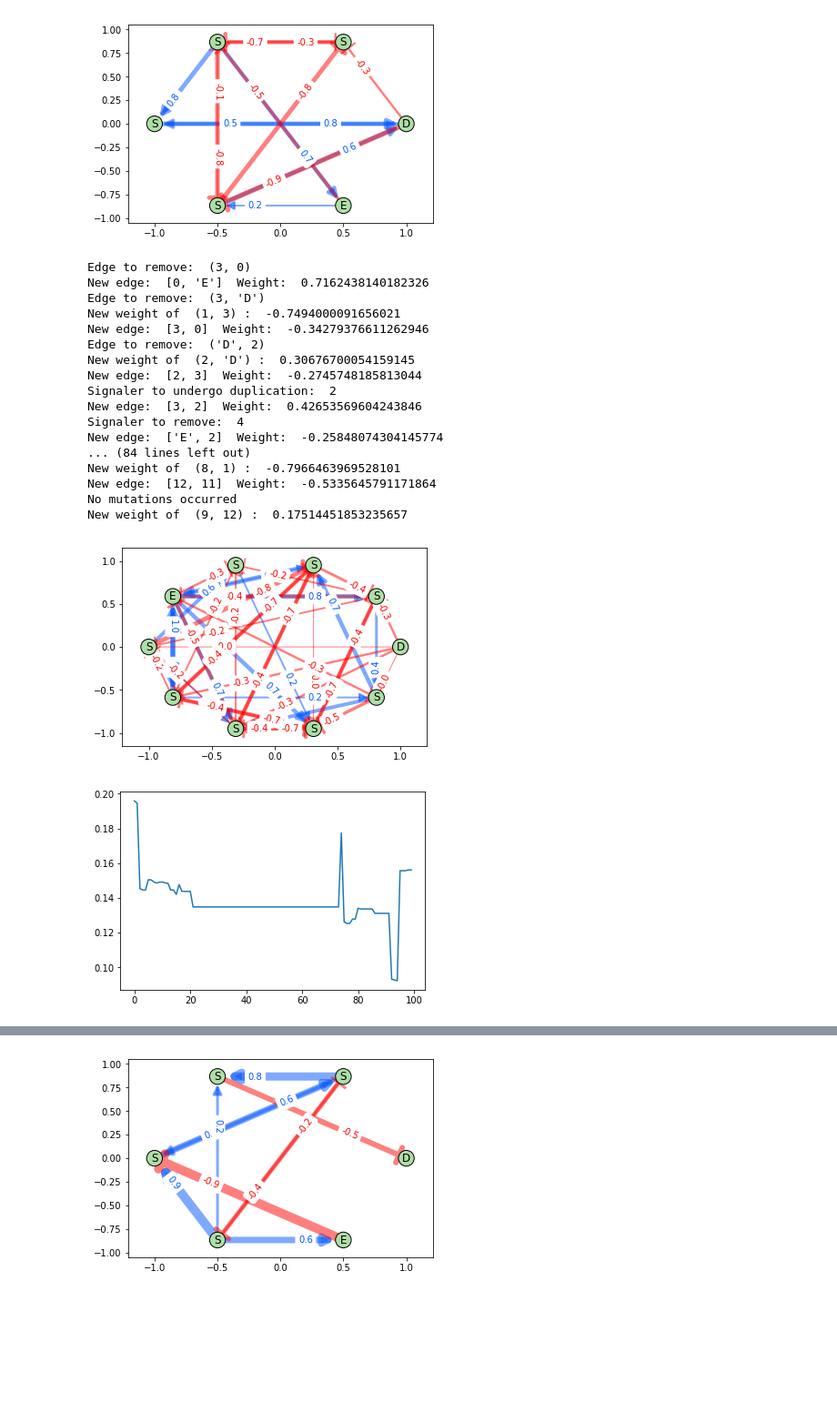
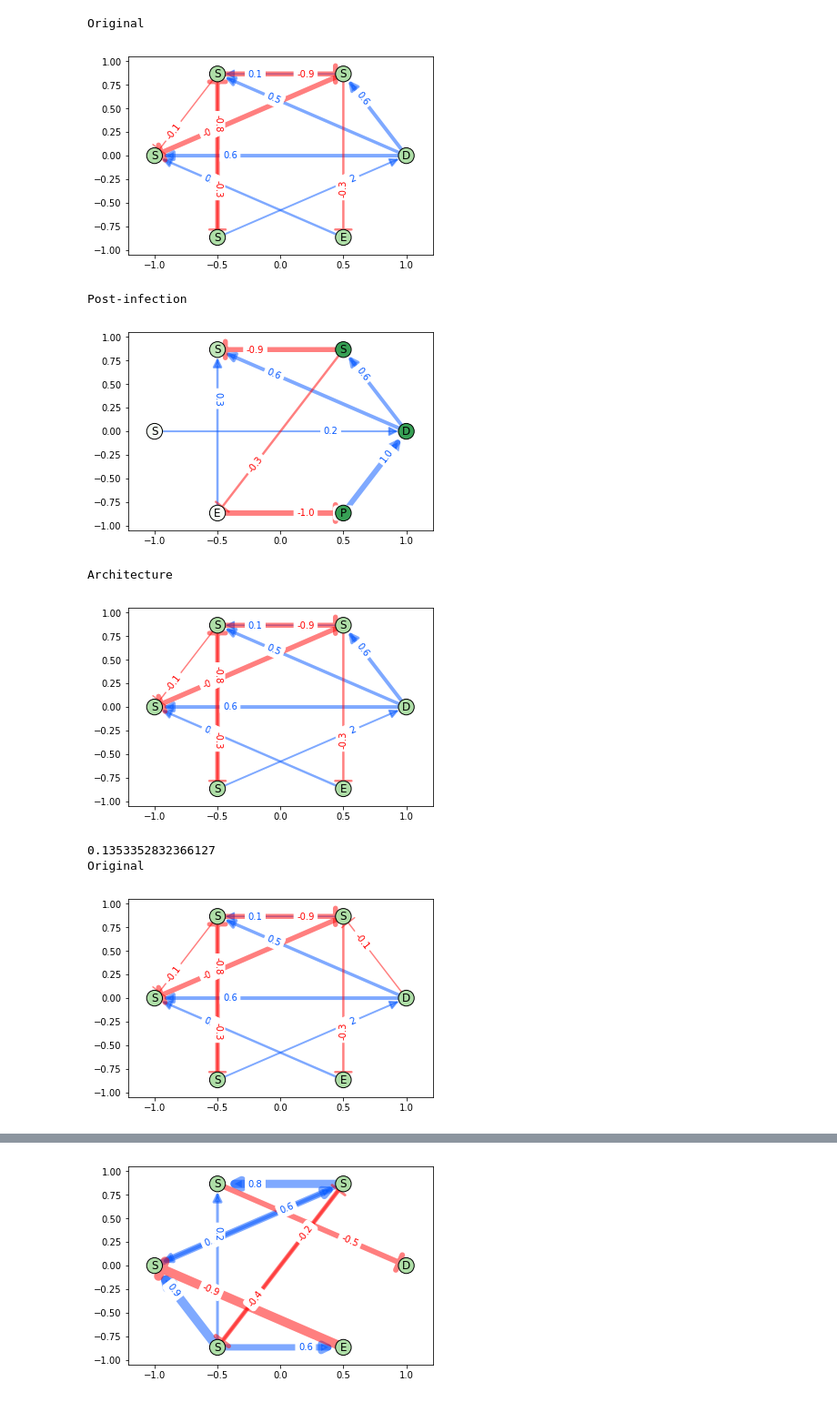
Before and after one commit to Ngort/CS166, a Jupyter notebook: Final project/MS_Immune_Network_Evolution.ipynb, the cells around one changed output, grey strips where cells are left out. Shown at 91% size. Drawn from its saved outputs; the diff is of its cells as text; code cells hidden in the pictures; blank space fills up the shorter version.

```diff
--- a/Final project/MS_Immune_Network_Evolution.ipynb
+++ b/Final project/MS_Immune_Network_Evolution.ipynb
@@ -347,0 +433,10 @@ class HostChild(Host):
+# %%
+population = Population(100)
+
+for _ in range(20):
+    population.selection(verbose=0, threshold=0.11)
+    #print('Generation {} complete.'.format(_))
+
+plt.plot(population.average_fitness)
+
+plt.show()
@@ -348,24 +570,36 @@ class HostChild(Host):
 # %%
+#n_nodes = 6
 
 child = Host()
-child.visualize()
+
 
 fitness_record = []
+start = time()
+for _ in range(2):
+    print('Original')
+    child.visualize()
 
-for _ in range(100):
+
     child.evolve(parasite_seed=10, verbose=0)
+    print('Post-infection')
+    child.visualize()
+    print('Architecture')
+    child.visualize_architecture()
     np.random.seed()
-    fitness_record.append(child.fitness_host)
+    #fitness_record.append(child.fitness_host)
     if child.fitness_host > 1e-4:
-        child = child.reproduce(p_mutation=0.9,verbose=1)
+        print(child.fitness_host)
+        child = child.reproduce(p_mutation=0.9,verbose=0)
         #child.visualize()
     else:
         'The host died without reproducing'
 
-child.visualize()
+#child.visualize()
 
 plt.plot(fitness_record)
 plt.show()
+print(time() - start)
+
 
 
 # child.visualize()
@@ -419,50 +653,39 @@ plt.show()
 
 #     if _ % 10 == 0: print((_+10),'% done')
 
 # sns.distplot(hfitness)
 # sns.distplot(pfitness)
 # plt.xscale('log')
 # plt.show()
 
 # print('CI Host: ', np.percentile(hfitness, [2.5,97.5]))
 # print('CI Parasite: ', np.percentile(pfitness, [2.5,97.5]))
 
 
     #print(net.fitness_parasite)
 
 # for _ in range(1000):
 #     net.update()
 # net.visualize()
 
 # net.infect()
 
 # print(net.network.nodes['P'])
 
 
 # net.visualize()
 
 # for _ in range(100):
 #     net.update()
 # net.visualize()
 # print(net.network.nodes)
 # %% [output]
+Original
-[figure, old version]
+[figure, new version]
-Edge to remove:  (3, 0)
-New edge:  [0, 'E']  Weight:  0.7162438140182326
-Edge to remove:  (3, 'D')
-New weight of  (1, 3) :  -0.7494000091656021
-New edge:  [3, 0]  Weight:  -0.34279376611262946
-Edge to remove:  ('D', 2)
-New weight of  (2, 'D') :  0.30676700054159145
-New edge:  [2, 3]  Weight:  -0.2745748185813044
-Signaler to undergo duplication:  2
-New edge:  [3, 2]  Weight:  0.42653569604243846
-Signaler to remove:  4
-New edge:  ['E', 2]  Weight:  -0.25848074304145774
-... (84 lines left out)
-New weight of  (8, 1) :  -0.7966463969528101
-New edge:  [12, 11]  Weight:  -0.5335645791171864
-No mutations occurred
-New weight of  (9, 12) :  0.17514451853235657
+Post-infection
-[figure, old version]
+[figure, new version]
+Architecture
-[figure, old version]
+[figure, new version]
+0.1353352832366127
+Original
+[figure, added]
```
Also changed, not shown: parts of 13 cells of this notebook.
